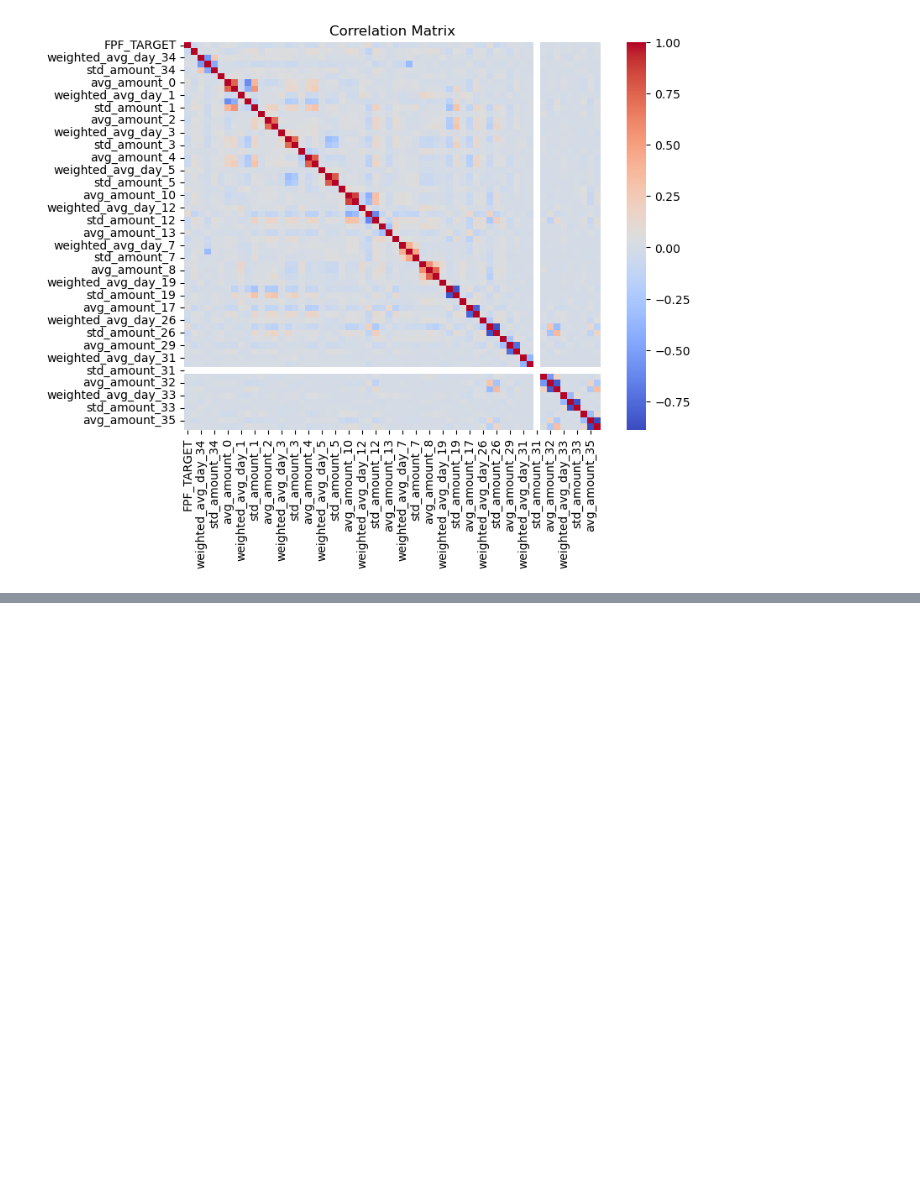
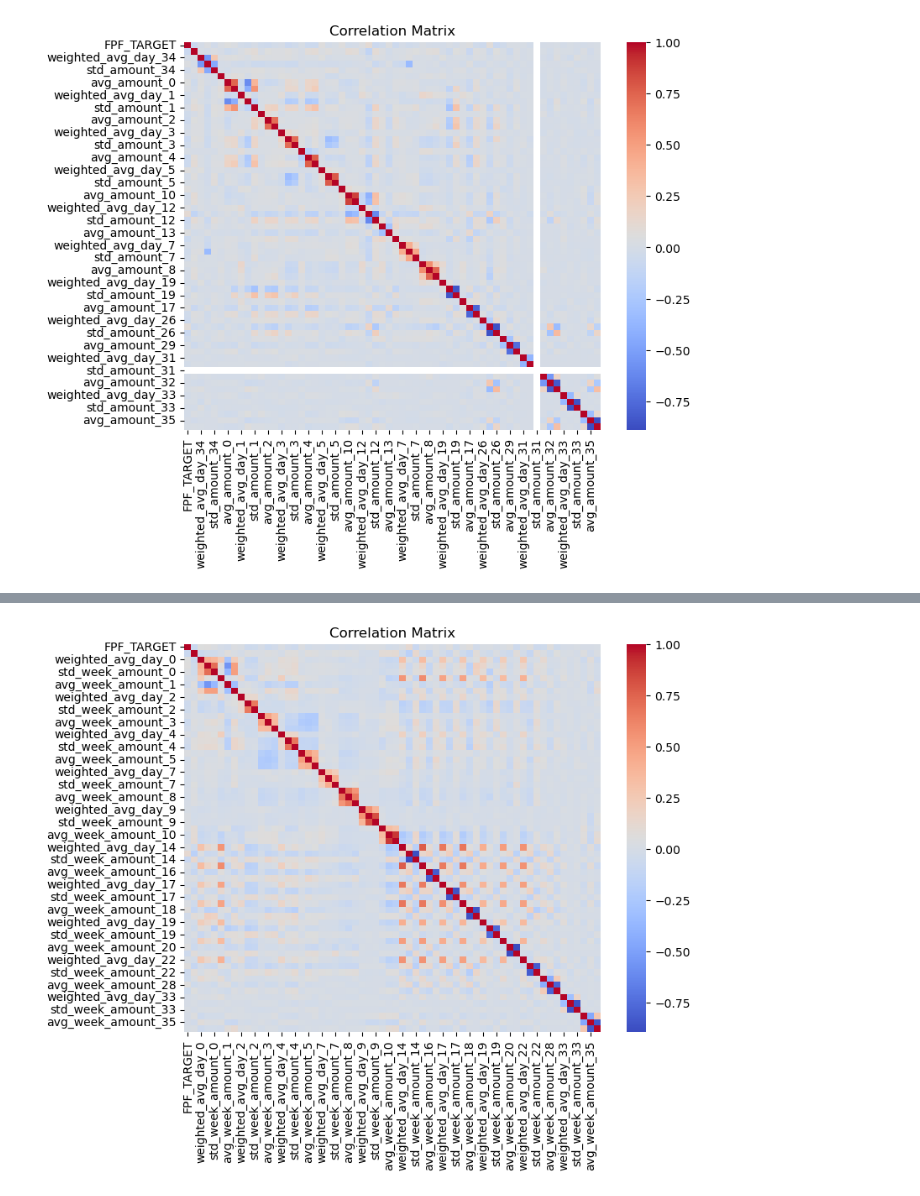
Before and after one commit to shsaha2024/mlc-sp25-car, a Jupyter notebook: baseline_shubham.ipynb, the cells around one changed output, grey strips where cells are left out. Saved outputs shown, nothing was run; the diff lists cells and outputs as text; code cells hidden in the pictures; blank space fills up the shorter version.

Commit message:
weekly-seasonal transaction analysis added

```diff
--- a/baseline_shubham.ipynb
+++ b/baseline_shubham.ipynb
@@ -725,10 +655,9 @@ monthly_cats = [0,1,2,3,4,5,10,12,13,7,8,19,17,26,29,31,32,33,35] #monthly seaso
 weekly_cats = [0,1,2,3,4,5,7,8,9,10,14,16,17,18,19,20,22,28,33,35] #weekly seasonal
 blip_cats = [6,10,15,16,21,23,24,25,27,30] #sporadic and more likely to cause defaults
 # %%
-new_df = rent.copy()
+month_df = rent.copy()
 for code in monthly_cats:
-    new_df = agg_month_with_avg_std(code, new_df)
+    month_df = agg_month_with_avg_std(code, month_df)
     print(code)
-    print(new_df.columns)
 # %% [output]
 0
@@ -770,0 +748,5 @@ get_corr(new_df)
+# %%
+week_df = co2_consumers.copy()
+for code in weekly_cats:
+    week_df = agg_week_with_avg_std(code, week_df)
+    print(code)
@@ -770,0 +774,4 @@ get_corr(new_df)
+# %%
+get_corr(week_df)
+# %% [output]
+[figure, added]
```
Also changed, not shown: parts of 10 cells of this notebook.
